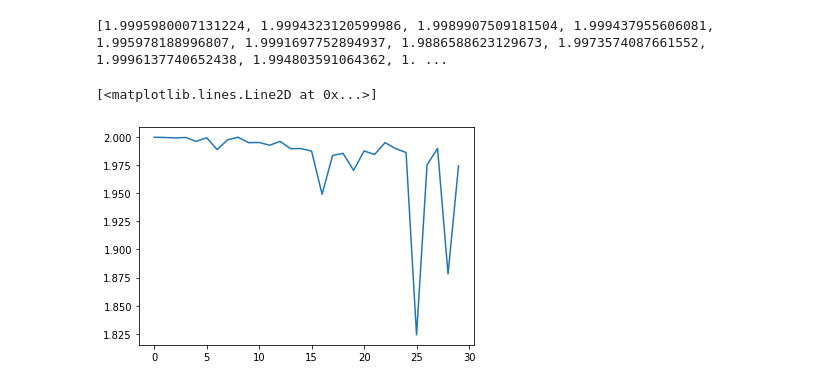
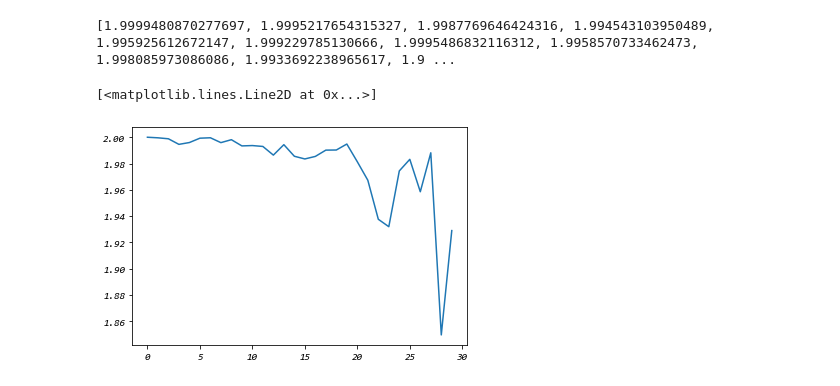
Before and after one commit to KanuLiko/2021, a Jupyter notebook: JupyterScript/GaLearn.ipynb, the cells around one changed output. Cells and saved outputs as stored; diff of their text form; code cells hidden in the pictures.

```diff
--- a/JupyterScript/GaLearn.ipynb
+++ b/JupyterScript/GaLearn.ipynb
@@ -120,35 +120,35 @@ def mutation(population,mutation_rate):#变异操作
                 population[i][mutationPos]=0
     return population
 # %%
-Pop_size = 10000
+Pop_size = 1000
 chomosome_size = 200
+n = 2 #变量的个数
 chomosome_length = int(chomosome_size/n)
-n = 2 #变量的个数
 mutation_rate = 0.1
 loop = 30
 RecycleResult = []
 population = species_origin(Pop_size,chomosome_length)
 xcoor = []
 ycoor = []
 # print('产生的种群:',population)
 for i in range(loop):
     population_trans = translatior(population,chomosome_length)
     # print('基因编码转换为10进制:',population_trans)
     AdaptValue = AdaptFunc(population_trans,chomosome_length)
     RecycleResult.append(max(AdaptValue))
     # print('计算种群的适应值:',AdaptValue)
     chooseProbability = choose_probability(AdaptValue)
     CumulativeProbability = Cumulative_Probability(chooseProbability)
     # print('种群的累积概率分布:',CumulativeProbability)
     newPop=selection(population,CumulativeProbability)
     # print('产生的新种群',newPop)
     population = crossover(newPop,chomosome_length)
     # print('交叉操作后:',population)
     population = mutation(population,mutation_rate)
     # print('变异操作:',population)
 print(RecycleResult)
 plt.plot([i for i in range(len(RecycleResult))],RecycleResult)
 # %% [output]
-[1.9995980007131224, 1.9994323120599986, 1.9989907509181504, 1.999437955606081, 1.995978188996807, 1.9991697752894937, 1.9886588623129673, 1.9973574087661552, 1.9996137740652438, 1.994803591064362, 1. ...
+[1.9999480870277697, 1.9995217654315327, 1.9987769646424316, 1.994543103950489, 1.995925612672147, 1.999229785130666, 1.9995486832116312, 1.9958570733462473, 1.998085973086086, 1.9933692238965617, 1.9 ...
 [<matplotlib.lines.Line2D at 0x...>]
-[figure, old version]
+[figure, new version]
```
